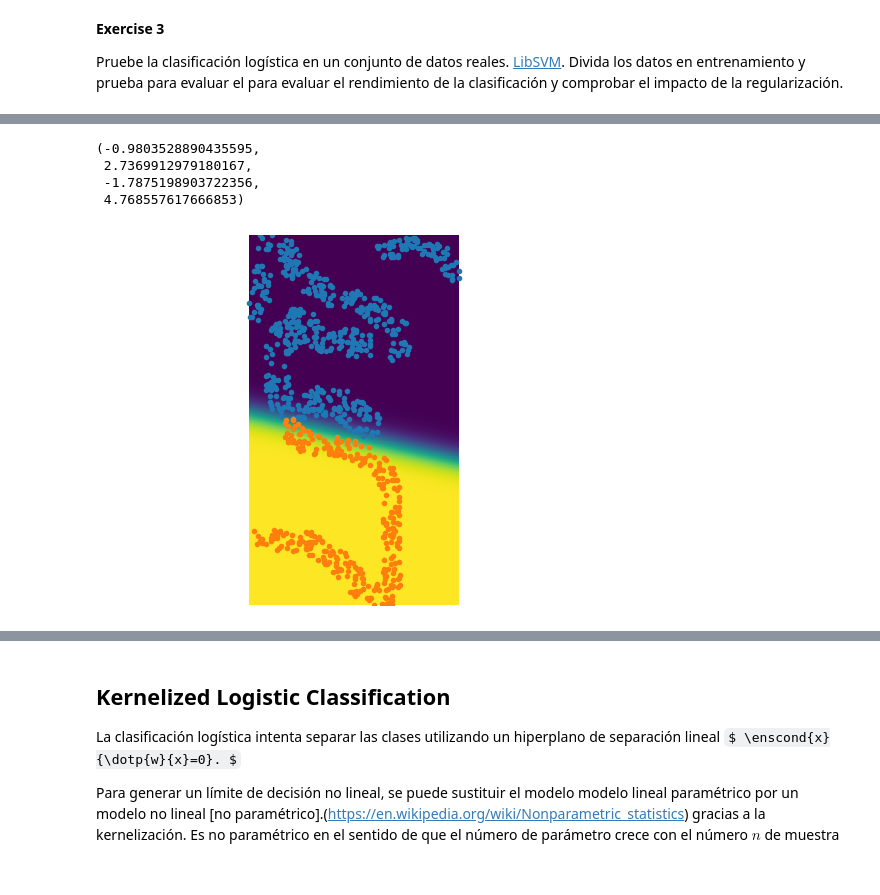
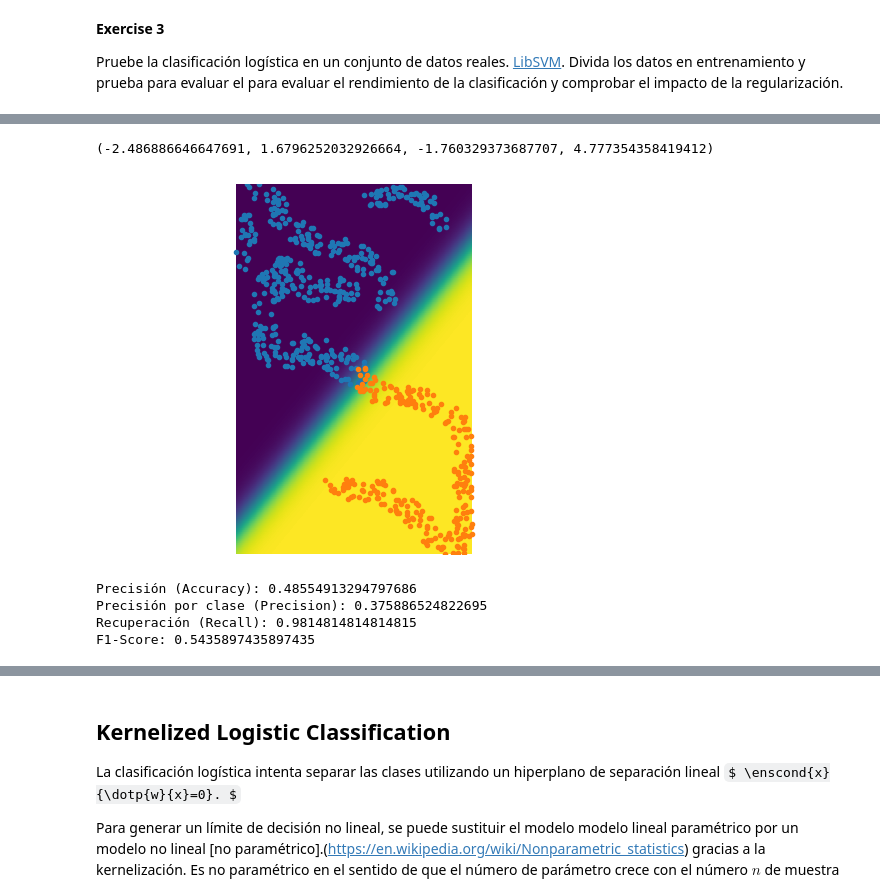
Before and after one commit to J0tta13/machine, a Jupyter notebook: miniproyecto2/2.ipynb, the cells around one changed output, grey strips where cells are left out. Saved outputs shown, nothing was run; the diff lists cells and outputs as text; code cells hidden in the pictures; some formulas as TeX source.

Commit message:
punto 3 tolis

```diff
--- a/miniproyecto2/2.ipynb
+++ b/miniproyecto2/2.ipynb
@@ -425,0 +436,7 @@ X[I,0] += 0.3*omega
+# %%
+n = len(y_train)
+I = find(y_train== -1)
+J = find(y_train==  1)
+plt.plot(X_train[I,0], X_train[I,1], '.')
+plt.plot(X_train[J,0], X_train[J,1], '.')
+plt.axis('equal');
@@ -426,22 +445,45 @@ X[I,0] += 0.3*omega
+# %%
+import numpy as np
+
+# Función de pérdida logarítmica
+def L(s, y):
+    n = len(y)  # Número de muestras
+    return (1/n) * np.sum(np.log(1 + np.exp(-s * y)))
+
+# Función de error (costo) para el descenso de gradiente
+def E(w, X, y):
+    s = X.dot(w)  # Producto punto de las características y los pesos
+    return L(s, y)
+
+# Función sigmoide
+def theta(v):
+    return 1 / (1 + np.exp(-v))
+
+# Gradiente de la función de pérdida
+def nablaL(s, y):
+    # Derivada de la función de pérdida logística con respecto a la predicción
+    return -(y/len(y)) * theta(-s * y)
+
+# Gradiente del error (costo) con respecto a los pesos
+def nablaE(w, X, y):
+    s = X.dot(w)  # Producto punto de las características y los pesos
+    return X.T.dot(nablaL(s, y))  # Gradiente promedio
 # %%
-w = gd(AddBias(X), y, tau, w, max_iter)
+w = gd(AddBias(X_train), y_train, tau, w, max_iter)
 
 g = 201
-tx = np.linspace( X[:,0].min(), X[:,0].max(),num=g)
-ty = np.linspace( X[:,1].min(), X[:,1].max(),num=g)
+tx = np.linspace( X_train[:,0].min(), X_train[:,0].max(),num=g)
+ty = np.linspace( X_train[:,1].min(), X_train[:,1].max(),num=g)
 [B,A] = np.meshgrid(ty,tx)
 G = np.vstack([A.flatten(), B.flatten()]).transpose()
 Theta = theta(AddBias(G).dot(w))
 Theta = Theta.reshape((g,g))
-plt.clf
+plt.clf()
 plt.imshow(Theta.transpose(), origin="lower",  extent=[tx.min(),tx.max(),ty.min(),ty.max()])
 plt.axis('equal')
-plt.plot(X[I,0], X[I,1], '.')
-plt.plot(X[J,0], X[J,1], '.')
+plt.plot(X_train[I,0], X_train[I,1], '.')
+plt.plot(X_train[J,0], X_train[J,1], '.')
 plt.axis('off')
 # %% [output]
-(-0.9803528890435595,
- 2.7369912979180167,
- -1.7875198903722356,
- 4.768557617666853)
+(-2.486886646647691, 1.6796252032926664, -1.760329373687707, 4.777354358419412)
-[figure, old version]
+[figure, new version]
@@ -447,0 +499,20 @@ plt.axis('off')
+# %%
+from sklearn.metrics import accuracy_score, precision_score, recall_score, f1_score
+X_test = (X_test - mean) / std_dev
+
+y_pred = predict(X_test, w)
+
+accuracy = accuracy_score(y_test, y_pred)
+precision = precision_score(y_test, y_pred, pos_label=1)
+recall = recall_score(y_test, y_pred, pos_label=1)
+f1 = f1_score(y_test, y_pred, pos_label=1)
+
+print("Precisión (Accuracy):", accuracy)
+print("Precisión por clase (Precision):", precision)
+print("Recuperación (Recall):", recall)
+print("F1-Score:", f1)
+# %% [output]
+Precisión (Accuracy): 0.48554913294797686
+Precisión por clase (Precision): 0.375886524822695
+Recuperación (Recall): 0.9814814814814815
+F1-Score: 0.5435897435897435
```
Also changed, not shown: parts of 26 cells of this notebook.
